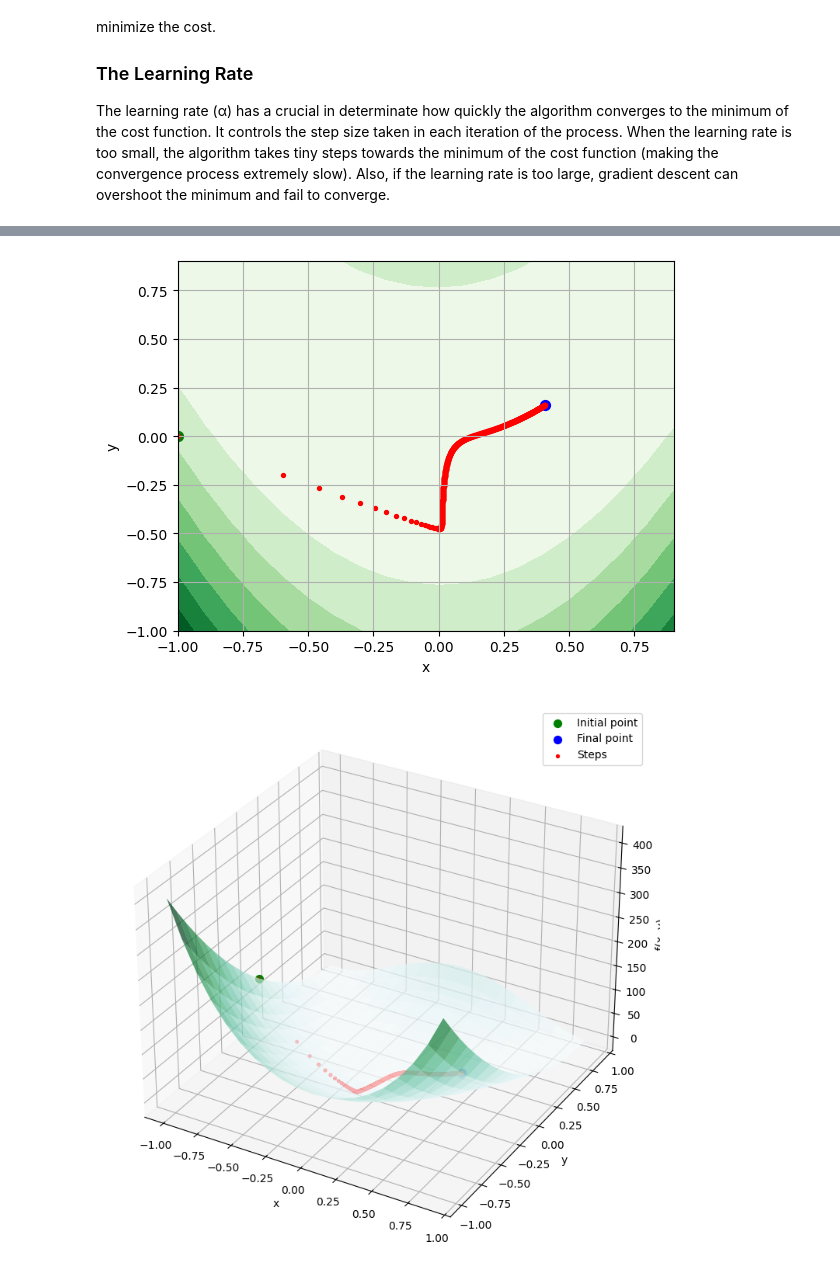
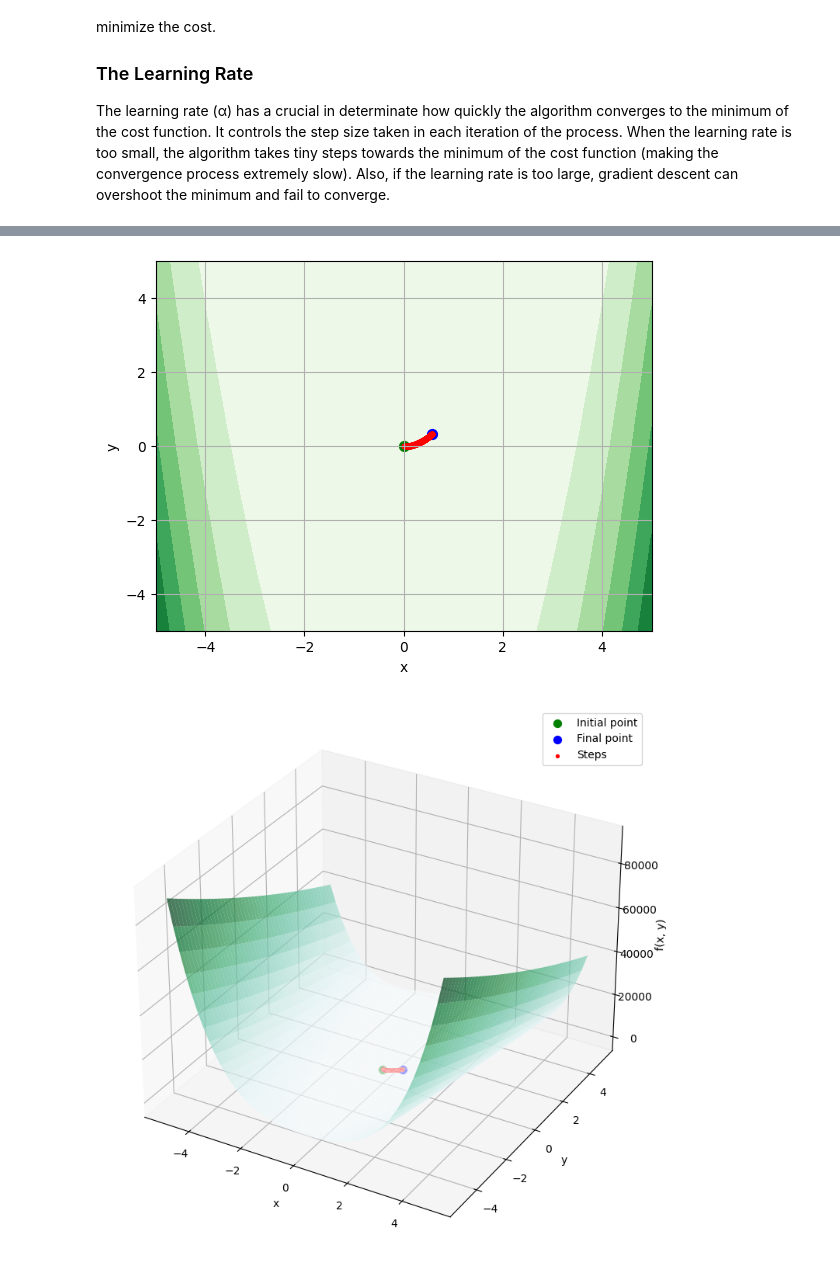
Before and after one commit to andyrivaille/HW1-Gradient-descent, a Jupyter notebook: TI_1_HW1.ipynb, the cells around one changed output, grey strips where cells are left out. Cells and saved outputs as stored; diff of their text form; code cells hidden in the pictures.

Commit message:
Update 3D and 2D graphics

```diff
--- a/TI_1_HW1.ipynb
+++ b/TI_1_HW1.ipynb
@@ -47,8 +43,9 @@ def dfdy(x, y):
 #Define the learning rate, number of iterations and values for initial points
 
 #The randint method returns an integer number selected from the specified range in parenthesis
-x_rosen = np.random.randint(-2, 2)
-y_rosen = np.random.randint(-2, 2)
+x_rosen = np.random.randint(-1, 1)
+y_rosen = np.random.randint(-1, 1)
+
 #The Z point is defined by the f_rosen function and values of the x and y points
 z_rosen = f_rosen(x_rosen, y_rosen)
 
@@ -58,6 +55,7 @@ y_point = [y_rosen]
 z_point = [z_rosen]
 
 #The minimum value of 0 when the parameters are a = 1 and b = 100.
+#Acording to
 learning_rate = 0.001
 num_iterations = 1000
 # %%
@@ -75,38 +73,38 @@ for _ in range(num_iterations):
 
 #Meshgird to evaluate the Rosenbrock Function
 #The arange function specified an initial and final values with an increment between them. In this case, the increment is 0.1
-x_range = np.arange(-1, 1, 0.1)
-y_range = np.arange(-1, 1, 0.1)
+x_range = np.linspace(-5, 5, 50)
+y_range = np.linspace(-5, 5, 50)
 X, Y = np.meshgrid(x_range, y_range)
 Z = f_rosen(X, Y)
 
 #Desing of the 2D Graphic
 fig = plt.figure()
 ax = fig.add_subplot(1,1,1)
 ax.grid()
 ax.contourf(X, Y, Z, cmap='Greens')
 ax.set_xlabel('x')
 ax.set_ylabel('y')
 ax.scatter(x_point[0],y_point[0], c='green', s=50, label="Initial point") #Set initial point
 ax.scatter(x_point[-1],y_point[-1], c='blue', s=50, label="Final point") #Set final point
 
 #Desing of the 3D Graphic
 fig = plt.figure(figsize = (20,20))
 ax2 = fig.add_subplot(2,2,2, projection = '3d')
 ax2.grid()
 ax2.plot_surface(X,Y,Z, cmap='BuGn', alpha=0.7)
 ax2.set_xlabel('x')
 ax2.set_ylabel('y')
 ax2.set_zlabel('f(x, y)')
 ax2.scatter(x_point[0],y_point[0],z_point[0], c='green', s=50, label="Initial point") #Set initial point
 ax2.scatter(x_point[-1],y_point[-1],z_point[-1], c='blue', s=50, label="Final point") #Set final point
 
 # Set Iterations (trayectory)
 ax.scatter(x_point, y_point, marker='o', color='red', s=8, label="Steps")
 ax2.scatter(x_point, y_point, z_point, marker='o', color='red', s=8, label="Steps")
 
 plt.legend()
 plt.show()
 # %% [output]
-[figure, old version]
+[figure, new version]
-[figure, old version]
+[figure, new version]
```
Also changed, not shown: parts of 1 cell of this notebook.
